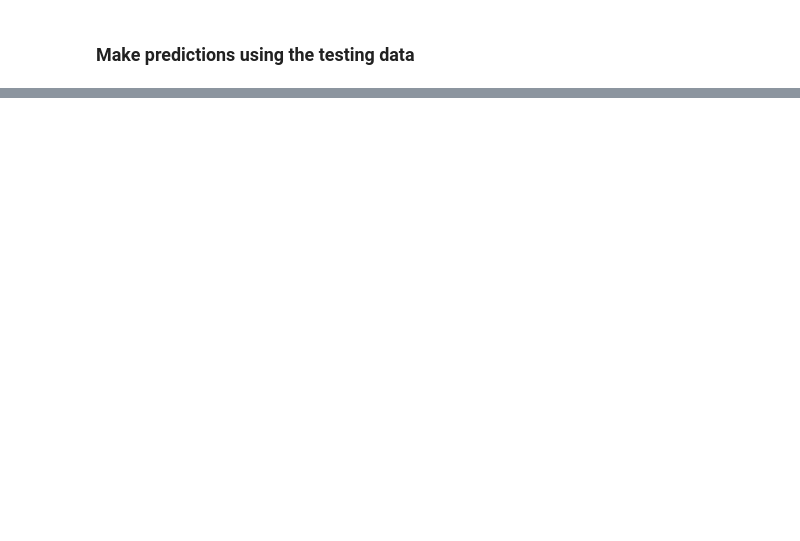
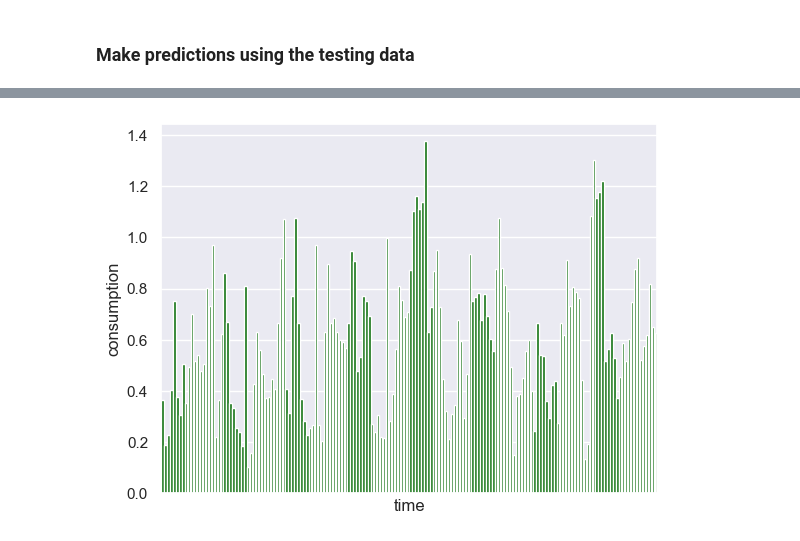
Before and after one commit to TKunnapuu/ElectricityConsumptionPrediction, a Jupyter notebook: model_prediction.ipynb, the cells around one changed output, grey strips where cells are left out. Saved outputs shown, nothing was run; the diff lists cells and outputs as text; code cells hidden in the pictures; blank space fills up the shorter version.

Commit message:
Cross validation and  models with some results

```diff
--- a/model_prediction.ipynb
+++ b/model_prediction.ipynb
@@ -75,0 +281,23 @@ submission.to_csv('submission.csv', index=False)
+# %%
+make_prediction = True
+# %%
+if make_prediction:
+    # Read in the test data
+    test_data = pd.read_csv('test.csv')
+
+    # Apply preprocessing to the test data
+    test_data = preprocess_data(test_data)
+
+    # Make predictions
+    prediction = model.predict(test_data)
+
+    # Create a dataframe with the predictions
+    test_data = pd.read_csv('test.csv')
+    test_data['consumption'] = prediction
+
+    # Save the predictions to a csv file
+    submission = test_data[['time', 'consumption']]
+    submission.to_csv('submission.csv', index=False)
+
+    # Write X to csv file
+    X.to_csv('X.csv', index=False)
@@ -75,0 +318,15 @@ submission.to_csv('submission.csv', index=False)
+# %%
+# Graphing the predictions
+
+sns.set()
+sns.barplot(x=test_data['time'], y=test_data['consumption'], color='green')
+
+plt.tick_params(
+    axis='x',          # changes apply to the x-axis
+    which='both',      # both major and minor ticks are affected
+    bottom=False,      # ticks along the bottom edge are off
+    top=False,         # ticks along the top edge are off
+    labelbottom=False)  # labels along the bottom edge are off
+plt.show()
+# %% [output]
+[figure, added]
```
Also changed, not shown: parts of 22 cells of this notebook, 2 other files.
